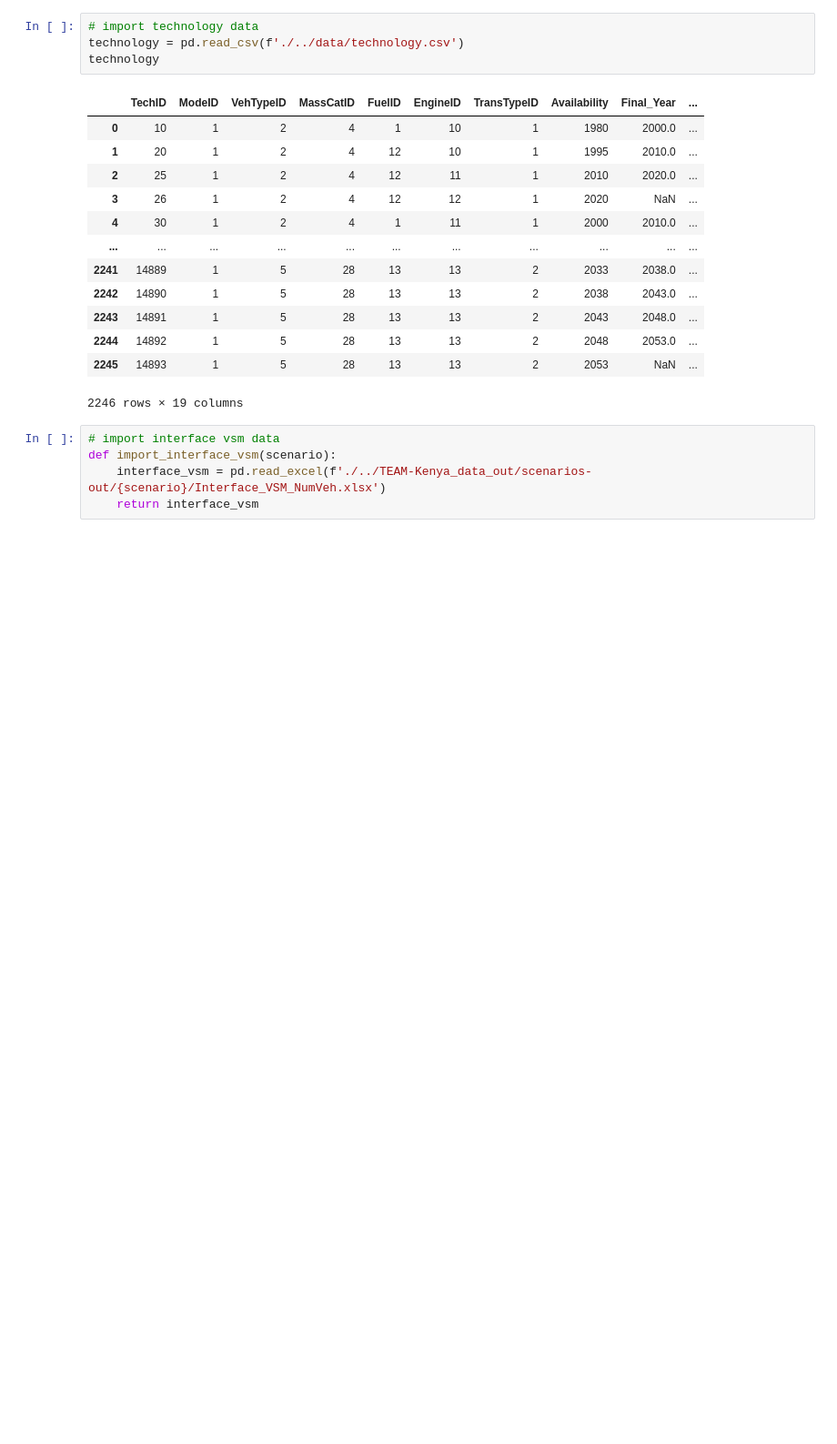
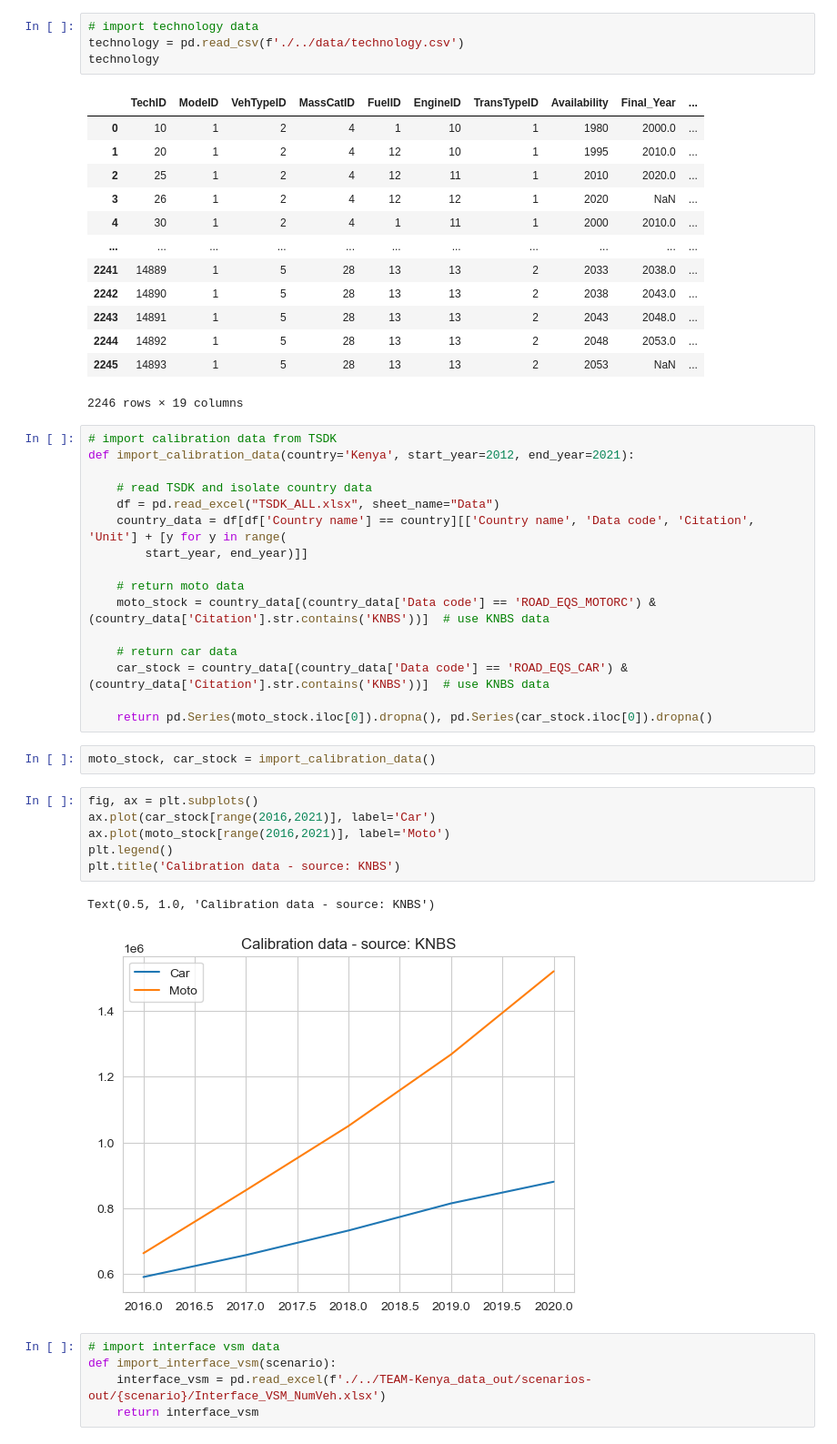
Before and after one commit to jamesjhdixon/TEAM-Kenya, a Jupyter notebook: plots/plot_moto_fleet.ipynb, the cells around one changed output. Shown at 91% size. Saved outputs shown, nothing was run; the diff lists cells and outputs as text; blank space fills up the shorter version.

```diff
--- a/plots/plot_moto_fleet.ipynb
+++ b/plots/plot_moto_fleet.ipynb
@@ -23,6 +23,33 @@ technology
 | 2244 | 14892 | 1 | 5 | 28 | 13 | 13 | 2 | 2048 | 2053.0 | ... |
 | 2245 | 14893 | 1 | 5 | 28 | 13 | 13 | 2 | 2053 | NaN | ... |
 2246 rows × 19 columns
+# %%
+# import calibration data from TSDK
+def import_calibration_data(country='Kenya', start_year=2012, end_year=2021):
+
+    # read TSDK and isolate country data
+    df = pd.read_excel("TSDK_ALL.xlsx", sheet_name="Data")
+    country_data = df[df['Country name'] == country][['Country name', 'Data code', 'Citation', 'Unit'] + [y for y in range(
+        start_year, end_year)]]
+
+    # return moto data
+    moto_stock = country_data[(country_data['Data code'] == 'ROAD_EQS_MOTORC') & (country_data['Citation'].str.contains('KNBS'))]  # use KNBS data
+
+    # return car data
+    car_stock = country_data[(country_data['Data code'] == 'ROAD_EQS_CAR') & (country_data['Citation'].str.contains('KNBS'))]  # use KNBS data
+
+    return pd.Series(moto_stock.iloc[0]).dropna(), pd.Series(car_stock.iloc[0]).dropna()
+# %%
+moto_stock, car_stock = import_calibration_data()
+# %%
+fig, ax = plt.subplots()
+ax.plot(car_stock[range(2016,2021)], label='Car')
+ax.plot(moto_stock[range(2016,2021)], label='Moto')
+plt.legend()
+plt.title('Calibration data - source: KNBS')
+# %% [output]
+Text(0.5, 1.0, 'Calibration data - source: KNBS')
+[figure, added]
 # %%
 # import interface vsm data
 def import_interface_vsm(scenario):
```
Also changed, not shown: parts of 3 cells of this notebook, 37 other files.
